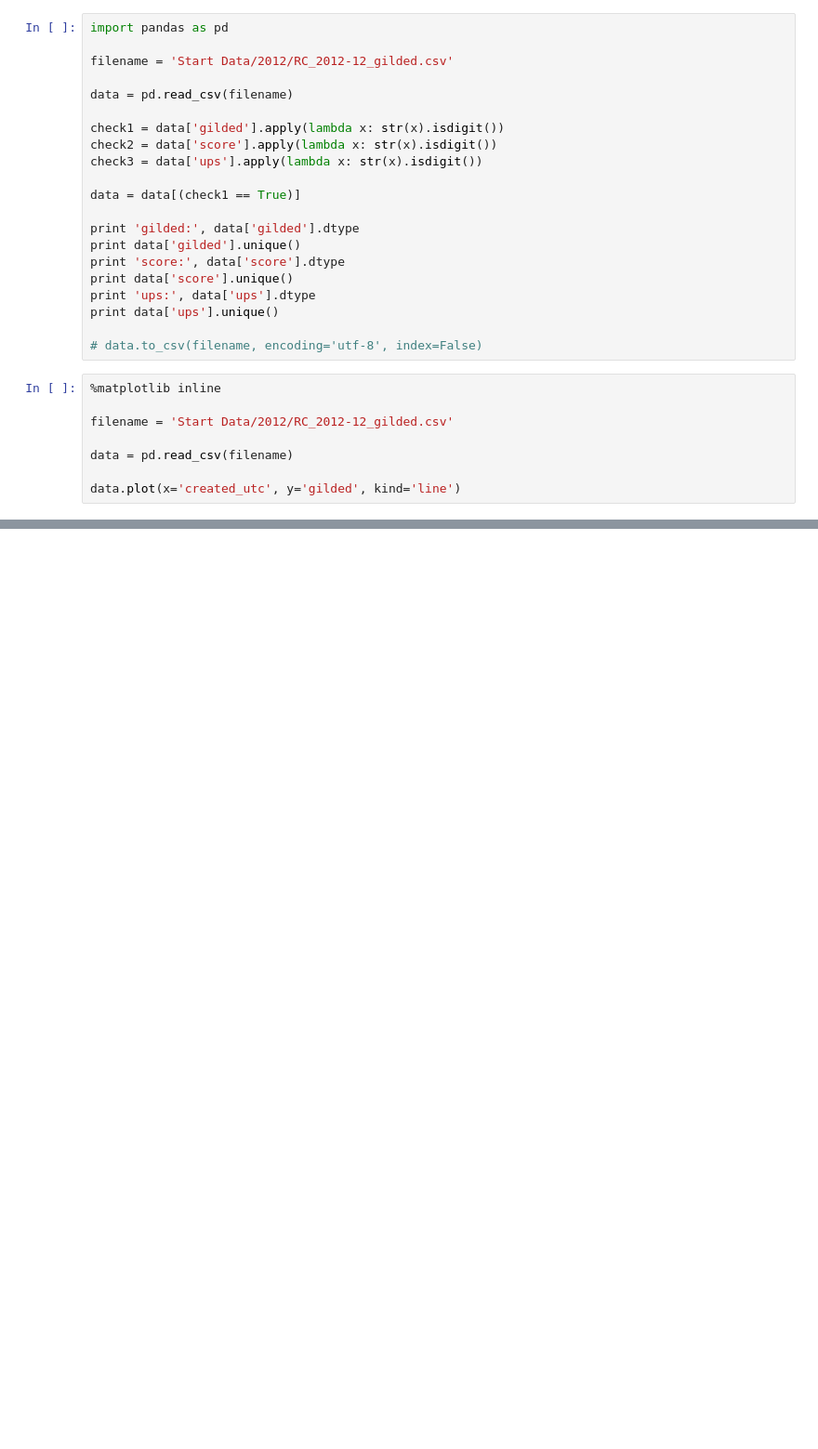
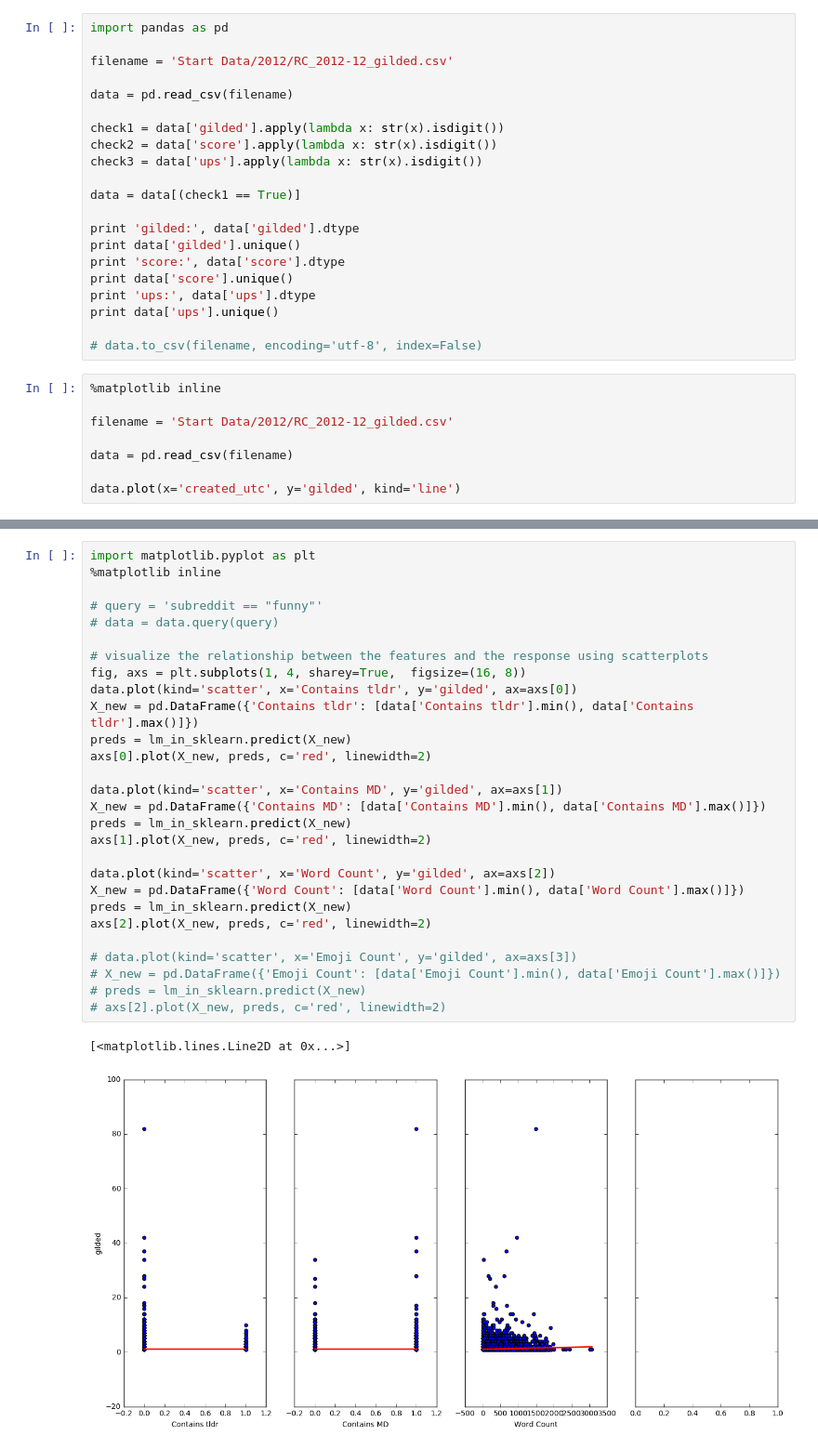
Before and after one commit to cyinwei/csce489_gold, a Jupyter notebook: Jeremy's Notebook.ipynb, the cells around one changed output, grey strips where cells are left out. Shown at 93% size. Drawn from its saved outputs; the diff is of its cells as text; blank space fills up the shorter version.

```diff
--- a/Jeremy's Notebook.ipynb
+++ b/Jeremy's Notebook.ipynb
@@ -100,0 +122,31 @@ See the caveats in the documentation: http://pandas.pydata.org/pandas-docs/stabl
+# %%
+import matplotlib.pyplot as plt
+%matplotlib inline
+
+# query = 'subreddit == "funny"'
+# data = data.query(query)
+
+# visualize the relationship between the features and the response using scatterplots
+fig, axs = plt.subplots(1, 4, sharey=True,  figsize=(16, 8))
+data.plot(kind='scatter', x='Contains tldr', y='gilded', ax=axs[0])
+X_new = pd.DataFrame({'Contains tldr': [data['Contains tldr'].min(), data['Contains tldr'].max()]})
+preds = lm_in_sklearn.predict(X_new)
+axs[0].plot(X_new, preds, c='red', linewidth=2)
+
+data.plot(kind='scatter', x='Contains MD', y='gilded', ax=axs[1])
+X_new = pd.DataFrame({'Contains MD': [data['Contains MD'].min(), data['Contains MD'].max()]})
+preds = lm_in_sklearn.predict(X_new)
+axs[1].plot(X_new, preds, c='red', linewidth=2)
+
+data.plot(kind='scatter', x='Word Count', y='gilded', ax=axs[2])
+X_new = pd.DataFrame({'Word Count': [data['Word Count'].min(), data['Word Count'].max()]})
+preds = lm_in_sklearn.predict(X_new)
+axs[2].plot(X_new, preds, c='red', linewidth=2)
+
+# data.plot(kind='scatter', x='Emoji Count', y='gilded', ax=axs[3])
+# X_new = pd.DataFrame({'Emoji Count': [data['Emoji Count'].min(), data['Emoji Count'].max()]})
+# preds = lm_in_sklearn.predict(X_new)
+# axs[2].plot(X_new, preds, c='red', linewidth=2)
+# %% [output]
+[<matplotlib.lines.Line2D at 0x...>]
+[figure, added]
```
Also changed, not shown: parts of 4 cells of this notebook, 1 other file.
